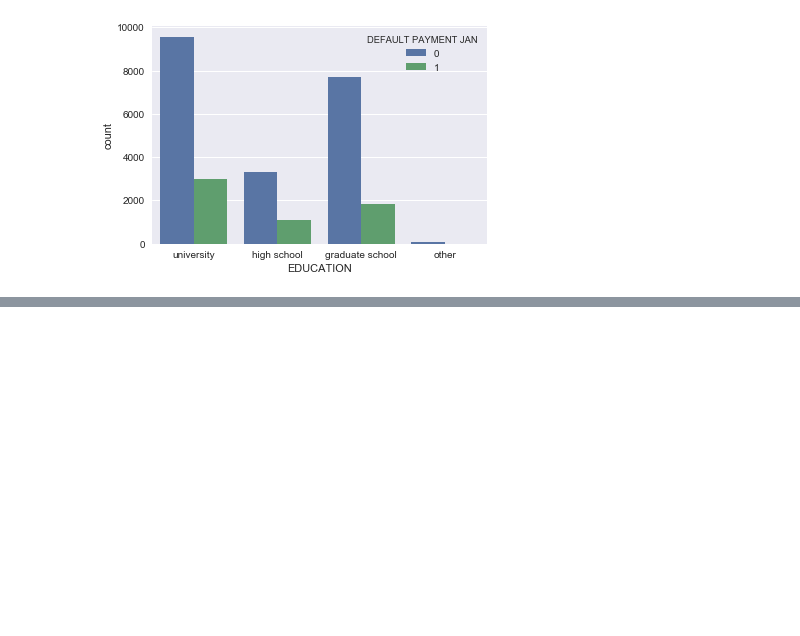
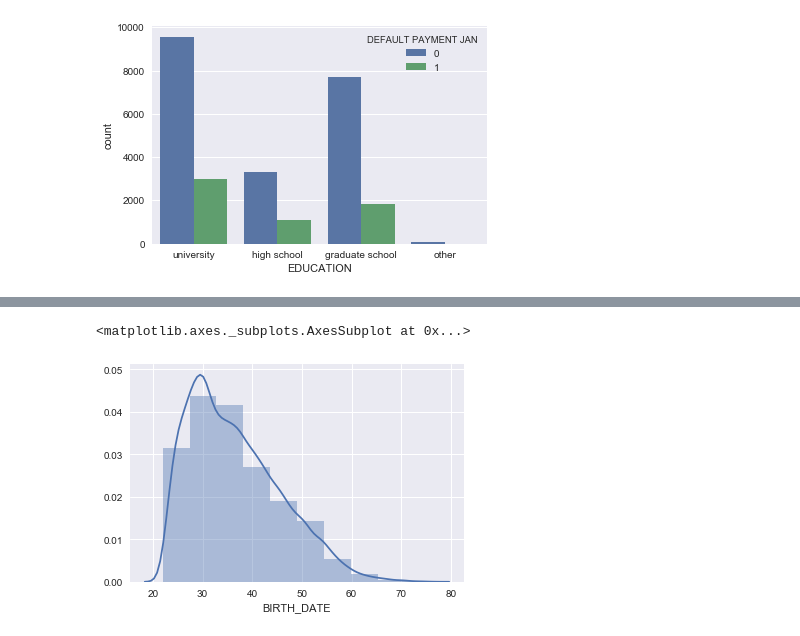
Before and after one commit to pietrodimarco91/Machine-Learning-Project-Loan-Default-Prediction, a Jupyter notebook: DataExploration.ipynb, the cells around one changed output, grey strips where cells are left out. Cells and saved outputs as stored; diff of their text form; code cells hidden in the pictures; blank space fills up the shorter version.

```diff
--- a/DataExploration.ipynb
+++ b/DataExploration.ipynb
@@ -132,0 +183,2 @@ sns.countplot(x = 'EDUCATION', hue='DEFAULT PAYMENT JAN', data=train)
+# %%
+birthdates = train['BIRTH_DATE']
@@ -132,0 +189,14 @@ sns.countplot(x = 'EDUCATION', hue='DEFAULT PAYMENT JAN', data=train)
+# %%
+import datetime
+def get_age(date):
+    try:
+        return (datetime.datetime.today() - datetime.datetime.strptime(date, '%d/%m/%Y')).days//365
+    except Exception as e:
+        return date
+
+birthdates = birthdates.apply(get_age)
+# %%
+sns.distplot(birthdates[~birthdates.isnull()], bins=10)
+# %% [output]
+<matplotlib.axes._subplots.AxesSubplot at 0x...>
+[figure, added]
```
Also changed, not shown: parts of 30 cells of this notebook.
